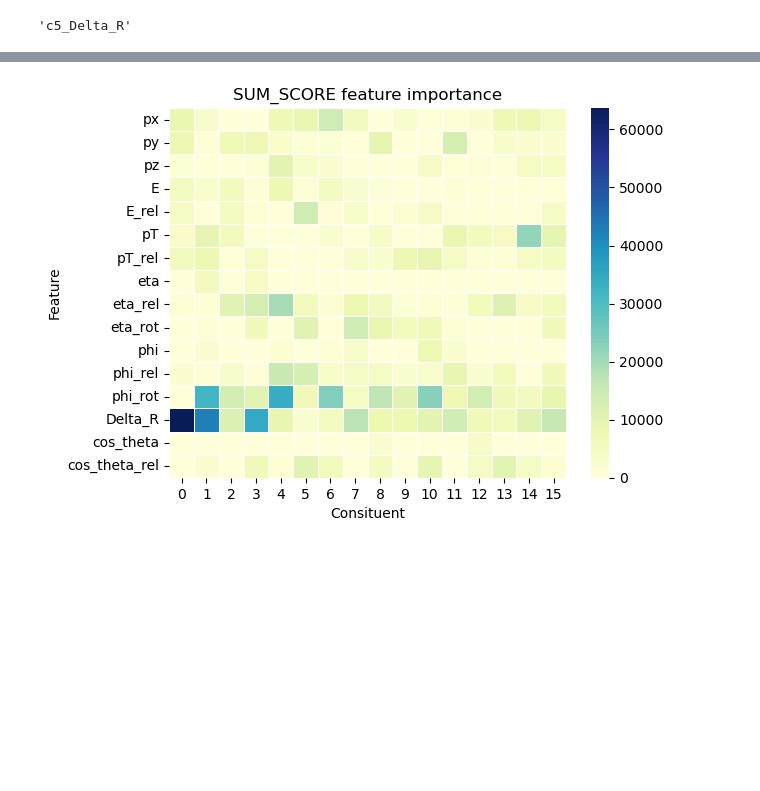
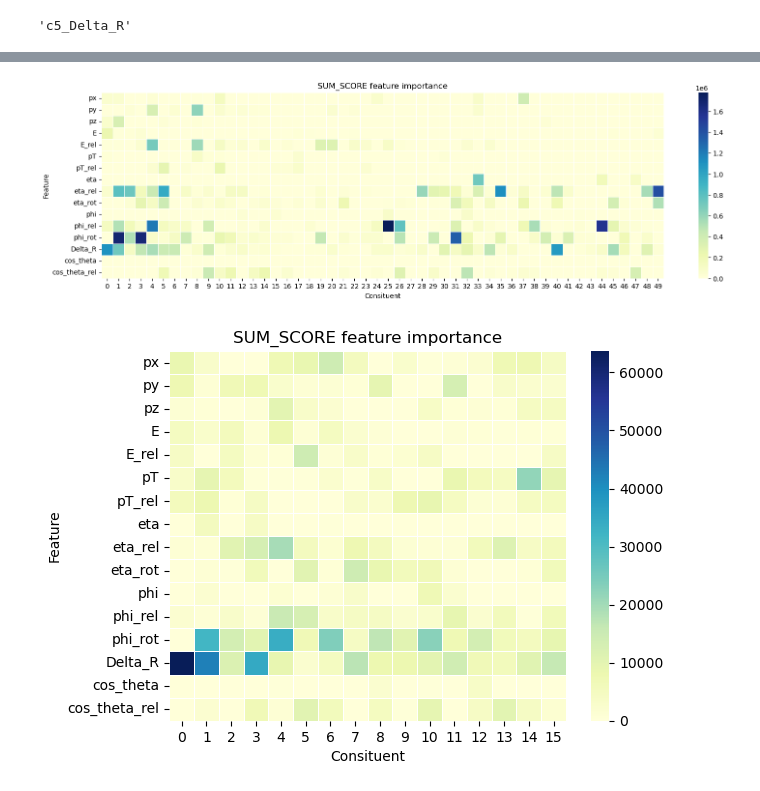
Before and after one commit to andygoliver/Masters_BDT, a Jupyter notebook: plot_feature_importance.ipynb, the cells around one changed output, grey strips where cells are left out. Saved outputs shown, nothing was run; the diff lists cells and outputs as text; code cells hidden in the pictures; blank space fills up the shorter version.

```diff
--- a/plot_feature_importance.ipynb
+++ b/plot_feature_importance.ipynb
@@ -248,3 +391,11 @@ import seaborn as sns
+# %%
+plt.subplots(figsize=(18.75,5))
+ax = sns.heatmap(feature_rankings, linewidth=0.5, cmap="YlGnBu", yticklabels = feature_labels)
+ax.set(xlabel='Consituent', ylabel = 'Feature', title='SUM_SCORE feature importance')
+# plt.savefig('Plots/SUM_SCORE_test.pdf')
+plt.show()
+# %% [output]
+[figure, added]
 # %%
 ax = sns.heatmap(feature_rankings, linewidth=0.5, cmap="YlGnBu", yticklabels = feature_labels)
 ax.set(xlabel='Consituent', ylabel = 'Feature', title='SUM_SCORE feature importance')
```
Also changed, not shown: parts of 17 cells of this notebook, 4 other files.
